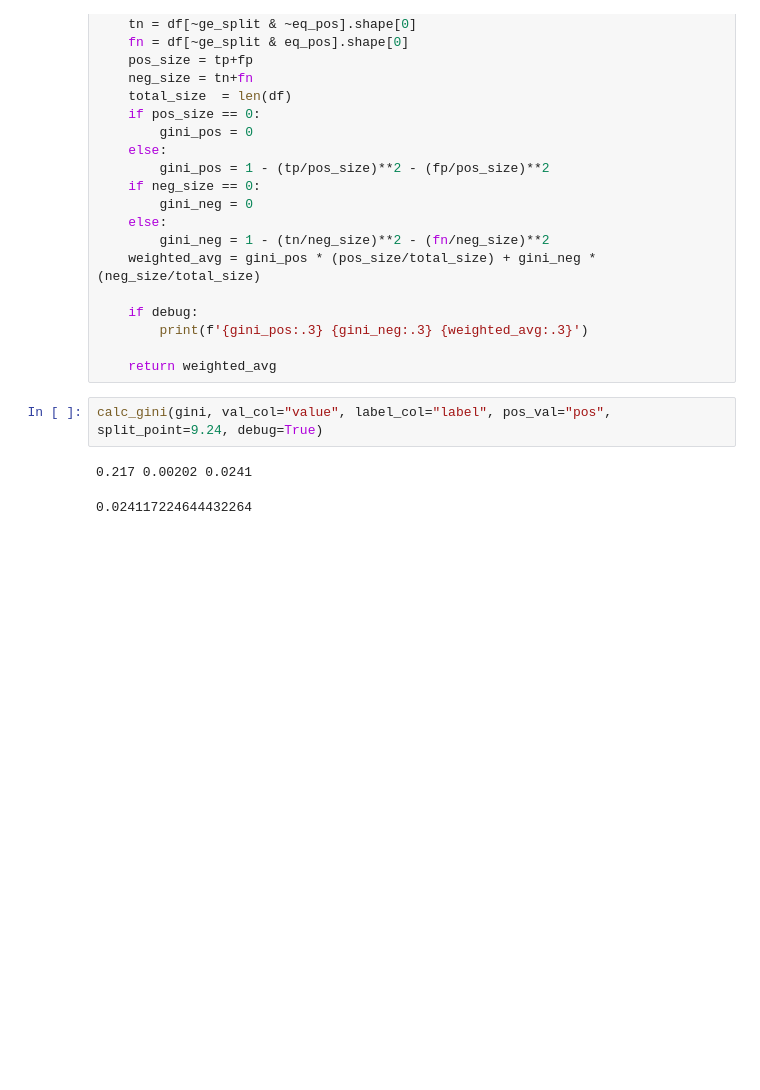
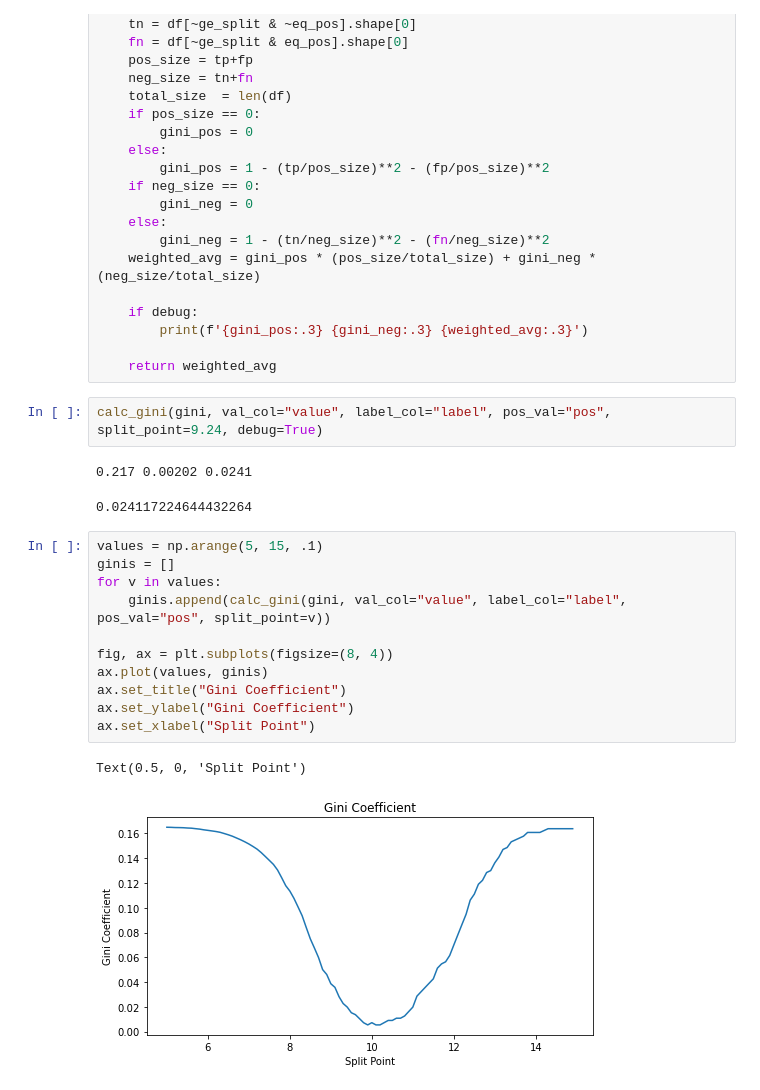
Before and after one commit to taniacsilva/Effective-XGBoost_book, a Jupyter notebook: model/04_gini.ipynb, the cells around one changed output. Drawn from its saved outputs; the diff is of its cells as text; blank space fills up the shorter version.

Commit message:
Update 04.gini

```diff
--- a/model/04_gini.ipynb
+++ b/model/04_gini.ipynb
@@ -70,3 +70,17 @@ calc_gini(gini, val_col="value", label_col="label", pos_val="pos", split_point=9
 # %% [output]
 0.217 0.00202 0.0241
 0.024117224644432264
+# %%
+values = np.arange(5, 15, .1)
+ginis = []
+for v in values:
+    ginis.append(calc_gini(gini, val_col="value", label_col="label", pos_val="pos", split_point=v))
+
+fig, ax = plt.subplots(figsize=(8, 4))
+ax.plot(values, ginis)
+ax.set_title("Gini Coefficient")
+ax.set_ylabel("Gini Coefficient")
+ax.set_xlabel("Split Point")
+# %% [output]
+Text(0.5, 0, 'Split Point')
+[figure, added]
```
Also changed, not shown: parts of 4 cells of this notebook.
